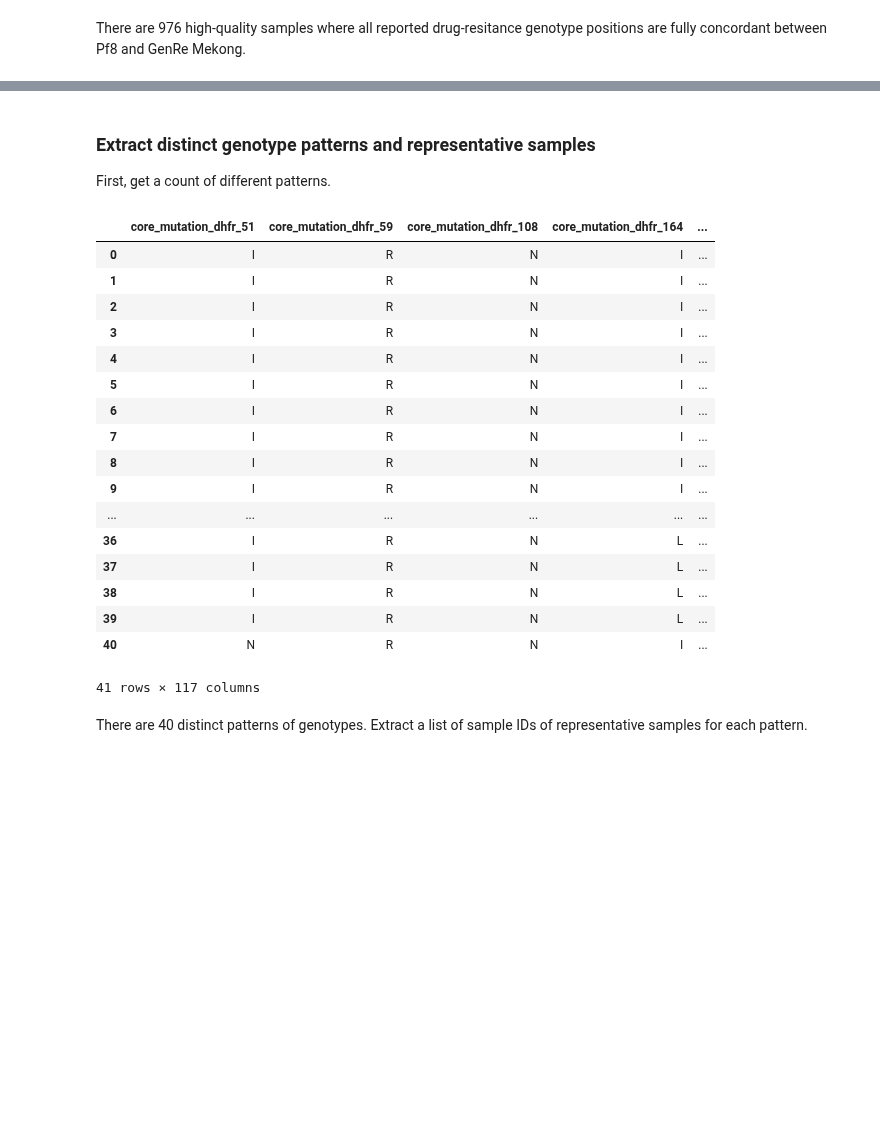
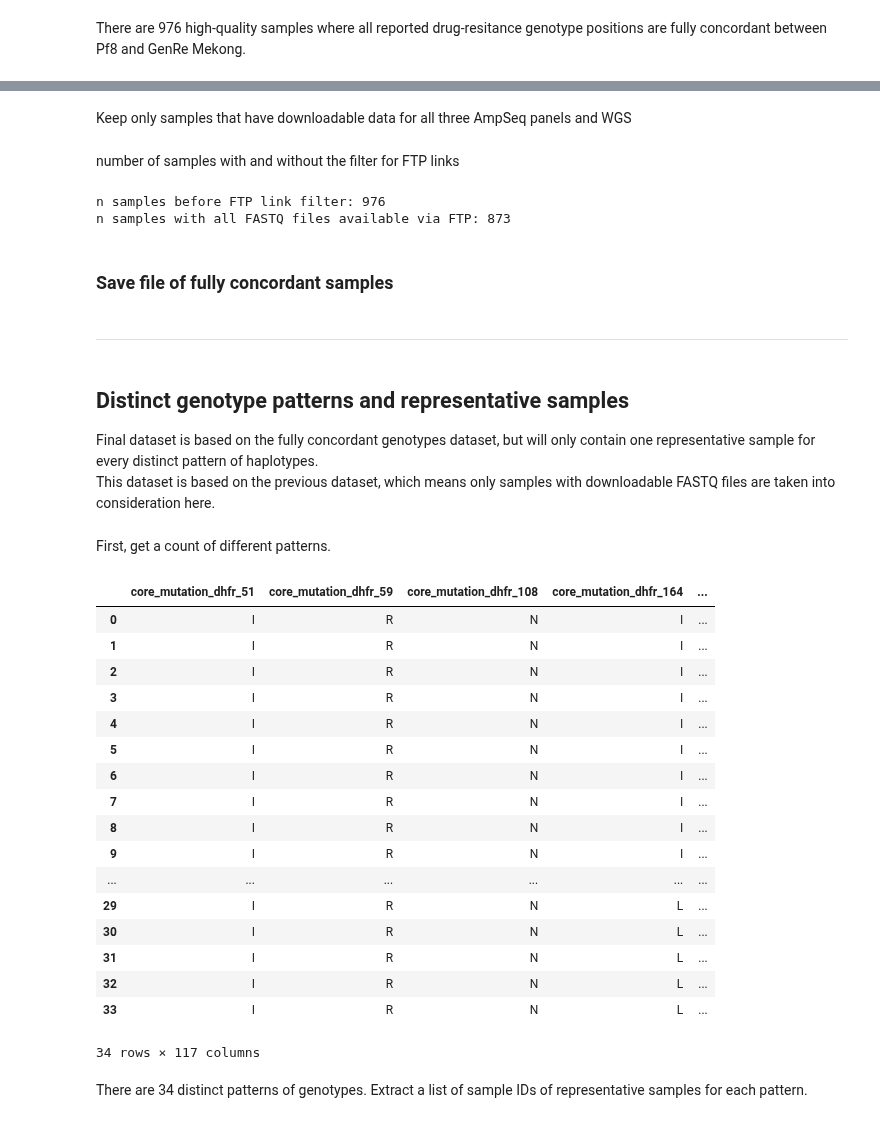
Before and after one commit to advISO-project/validation_malaria, a Jupyter notebook: real-world_gold-standard_data/Pf8-GenReMekong/pf8genre.ipynb, the cells around one changed output, grey strips where cells are left out. Saved outputs shown, nothing was run; the diff lists cells and outputs as text; code cells hidden in the pictures; blank space fills up the shorter version.

```diff
--- a/real-world_gold-standard_data/Pf8-GenReMekong/pf8genre.ipynb
+++ b/real-world_gold-standard_data/Pf8-GenReMekong/pf8genre.ipynb
@@ -515,0 +544,2 @@ for col in core_mut_cols:
+# %%
+genre_pf8_merged_seq_gt_concord_small_ena_result = create_ena_data_frame(genre_pf8_merged_seq_gt_concord_small_df)
@@ -515,0 +548,2 @@ for col in core_mut_cols:
+# %%
+genre_pf8_merged_seq_gt_concord_small_ena_df = merge_ena_results_into_sample_data_genre_pf8(sample_data=genre_pf8_merged_seq_gt_concord_small_df, ena_result=genre_pf8_merged_seq_gt_concord_small_ena_result)
@@ -516 +567,21 @@ for col in core_mut_cols:
+# %% [markdown]
+Keep only samples that have downloadable data for all three AmpSeq panels and WGS
+# %%
+genre_pf8_merged_seq_gt_concord_small_ena2_df = genre_pf8_merged_seq_gt_concord_small_ena_df[
+    genre_pf8_merged_seq_gt_concord_small_ena_df[['GenRe_GRC1_ENA_FASTQ_FTP_1',
+       'GenRe_GRC2_ENA_FASTQ_FTP_1', 'GenRe_SPEC_ENA_FASTQ_FTP_1',
+       'Pf8_ENA_FASTQ_FTP_1', 'GenRe_GRC1_ENA_FASTQ_FTP_2',
+       'GenRe_GRC2_ENA_FASTQ_FTP_2', 'GenRe_SPEC_ENA_FASTQ_FTP_2',
+       'Pf8_ENA_FASTQ_FTP_2']].notnull().all(1)
+]
+# %% [markdown]
+number of samples with and without the filter for FTP links
+# %%
+print(f'n samples before FTP link filter: {len(genre_pf8_merged_seq_gt_concord_small_ena_df)}')
+print(f'n samples with all FASTQ files available via FTP: {len(genre_pf8_merged_seq_gt_concord_small_ena2_df)}')
+# %% [output]
+n samples before FTP link filter: 976
+n samples with all FASTQ files available via FTP: 873
+# %% [markdown]
+### Save file of fully concordant samples
 # %%
@@ -518,28 +589,33 @@ genre_pf8_merged_seq_gt_concord_small_df.to_csv('Pf8-GenReMekong_fully_concordan
+# %% [markdown]
+***
 # %% [markdown]
-### Extract distinct genotype patterns and representative samples
-First, get a count of different patterns.
+## Distinct genotype patterns and representative samples
+Final dataset is based on the fully concordant genotypes dataset, but will only contain one representative sample for every distinct pattern of haplotypes.
+This dataset is based on the previous dataset, which means only samples with downloadable FASTQ files are taken into consideration here.
+# %% [markdown]
+First, get a count of different patterns.
 # %%
-core_mut_cols = [x for x in genre_pf8_merged_seq_gt_concord_small_df.columns.values if x.startswith('core_mutation')]
-genre_pf8_merged_seq_gt_concord_small_df.groupby( core_mut_cols).size().to_frame('count').reset_index()
+core_mut_cols = [x for x in genre_pf8_merged_seq_gt_concord_small_ena2_df.columns.values if x.startswith('core_mutation')]
+genre_pf8_merged_seq_gt_concord_small_ena2_df.groupby( core_mut_cols).size().to_frame('count').reset_index()
 # %% [output]
 |  | core_mutation_dhfr_51 | core_mutation_dhfr_59 | core_mutation_dhfr_108 | core_mutation_dhfr_164 | ... |
 | 0 | I | R | N | I | ... |
 | 1 | I | R | N | I | ... |
 | 2 | I | R | N | I | ... |
 | 3 | I | R | N | I | ... |
 | 4 | I | R | N | I | ... |
 | 5 | I | R | N | I | ... |
 | 6 | I | R | N | I | ... |
 | 7 | I | R | N | I | ... |
 | 8 | I | R | N | I | ... |
 | 9 | I | R | N | I | ... |
 | ... | ... | ... | ... | ... | ... |
-| 36 | I | R | N | L | ... |
-| 37 | I | R | N | L | ... |
-| 38 | I | R | N | L | ... |
-| 39 | I | R | N | L | ... |
-| 40 | N | R | N | I | ... |
+| 29 | I | R | N | L | ... |
+| 30 | I | R | N | L | ... |
+| 31 | I | R | N | L | ... |
+| 32 | I | R | N | L | ... |
+| 33 | I | R | N | L | ... |
-41 rows × 117 columns
+34 rows × 117 columns
 # %% [markdown]
-There are 40 distinct patterns of genotypes.
+There are 34 distinct patterns of genotypes.
 Extract a list of sample IDs of representative samples for each pattern.
```
Also changed, not shown: parts of 36 cells of this notebook, 13 other files.
